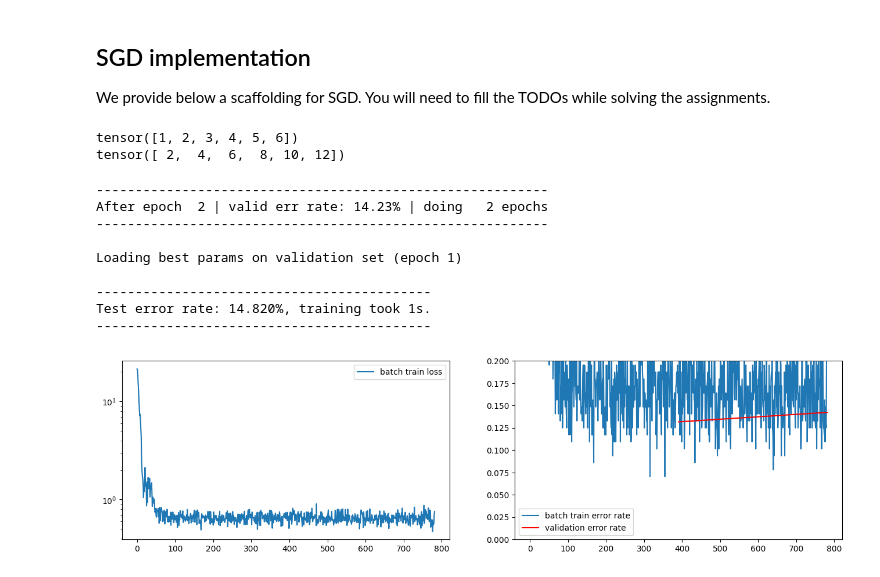
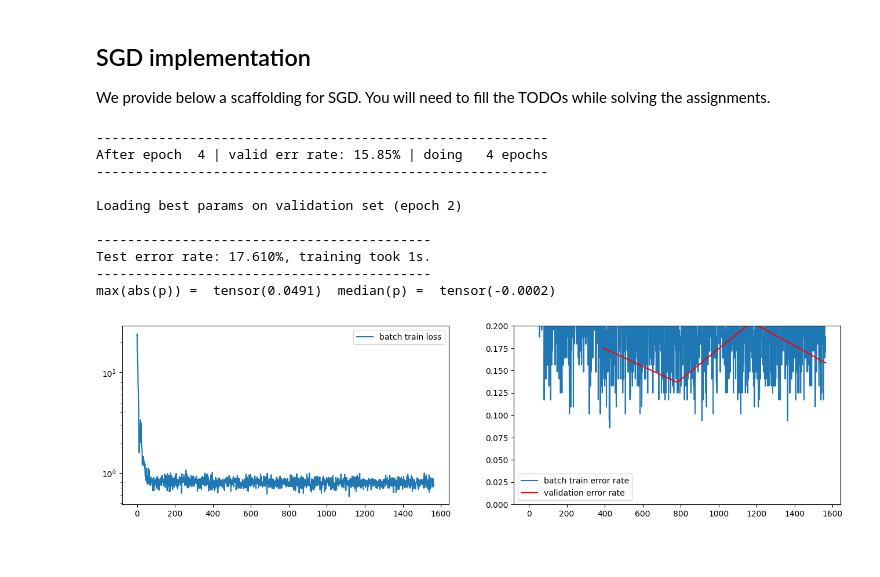
Before and after one commit to michalfica/neutral-networks, a Jupyter notebook: assigmnent2/Assignment2.ipynb, the cells around one changed output. Saved outputs shown, nothing was run; the diff lists cells and outputs as text; code cells hidden in the pictures.

Commit message:
obserwacje związane z weight decay

```diff
--- a/assigmnent2/Assignment2.ipynb
+++ b/assigmnent2/Assignment2.ipynb
@@ -413,8 +413,6 @@ def SGD(
             gamma = 0.1
             alpha = initial_alpha/(1 + epoch*gamma)
 
-            print(f"epoka nr {epoch}, alpha = {alpha} vs initial_alpha = {initial_alpha}")
-
 
             for x, y in data_loaders["train"]:
                 x = x.to(device)
@@ -439,7 +437,7 @@ def SGD(
                             """TODO for Problem 2.3: Implement weight decay (L2 regularization
                             on weights by changing the gradients"""
                             weight_decay_param = 1
-                            p.grad += weight_decay_param * 0.5 * p
+                            p.grad += weight_decay_param * p
 
 
                         #
@@ -502,15 +500,6 @@ def SGD(
             for param, best_param in zip(model.parameters(), best_params):
                 param[...] = best_param
     plot_history(history)
-# %%
-v = torch.tensor([1, 2, 3, 4, 5, 6])
-print(v)
-v[:] = v[:] * 2
-
-print(v)
-# %% [output]
-tensor([1, 2, 3, 4, 5, 6])
-tensor([ 2,  4,  6,  8, 10, 12])
 # %%
 class Model(nn.Module):
     def __init__(self, *args, **kwargs):
@@ -527,35 +516,42 @@ class Model(nn.Module):
 
 model = Model(nn.Linear(28 * 28, 10))
 
 with torch.no_grad():
     # Initialize parameters
     for name, p in model.named_parameters():
         if "weight" in name:
             p.normal_(0, 0.5)
         elif "bias" in name:
             p.zero_()
         else:
             raise ValueError('Unknown parameter name "%s"' % name)
 
 # On GPU enabled devices set device='cuda' else set device='cpu'
 t_start = time.time()
-SGD(model, mnist_loaders, alpha=25e-2, max_num_epochs=30, device="cpu")
+SGD(model, mnist_loaders, alpha=25e-2, max_num_epochs=60, device="cpu")
 
 
 test_err_rate = compute_error_rate(model, mnist_loaders["test"])
 m = (
     f"Test error rate: {test_err_rate * 100.0:.3f}%, "
     f"training took {time.time() - t_start:.0f}s."
 )
 print("{0}\n{1}\n{0}".format("-" * len(m), m))
+
+# with torch.no_grad():
+#     # Initialize parameters
+#     for name, p in model.named_parameters():
+#         if "weight" in name:
+#             print("max(abs(p)) = ", torch.max(torch.abs(p)), " median(p) = ", torch.median(p) )
 # %% [output]
 ----------------------------------------------------------
-After epoch  2 | valid err rate: 14.23% | doing   2 epochs
+After epoch  4 | valid err rate: 15.85% | doing   4 epochs
 ----------------------------------------------------------
 
-Loading best params on validation set (epoch 1)
+Loading best params on validation set (epoch 2)
 
 -------------------------------------------
-Test error rate: 14.820%, training took 1s.
+Test error rate: 17.610%, training took 1s.
 -------------------------------------------
+max(abs(p)) =  tensor(0.0491)  median(p) =  tensor(-0.0002)
-[figure, old version]
+[figure, new version]
```
Also changed, not shown: parts of 1 cell of this notebook.
